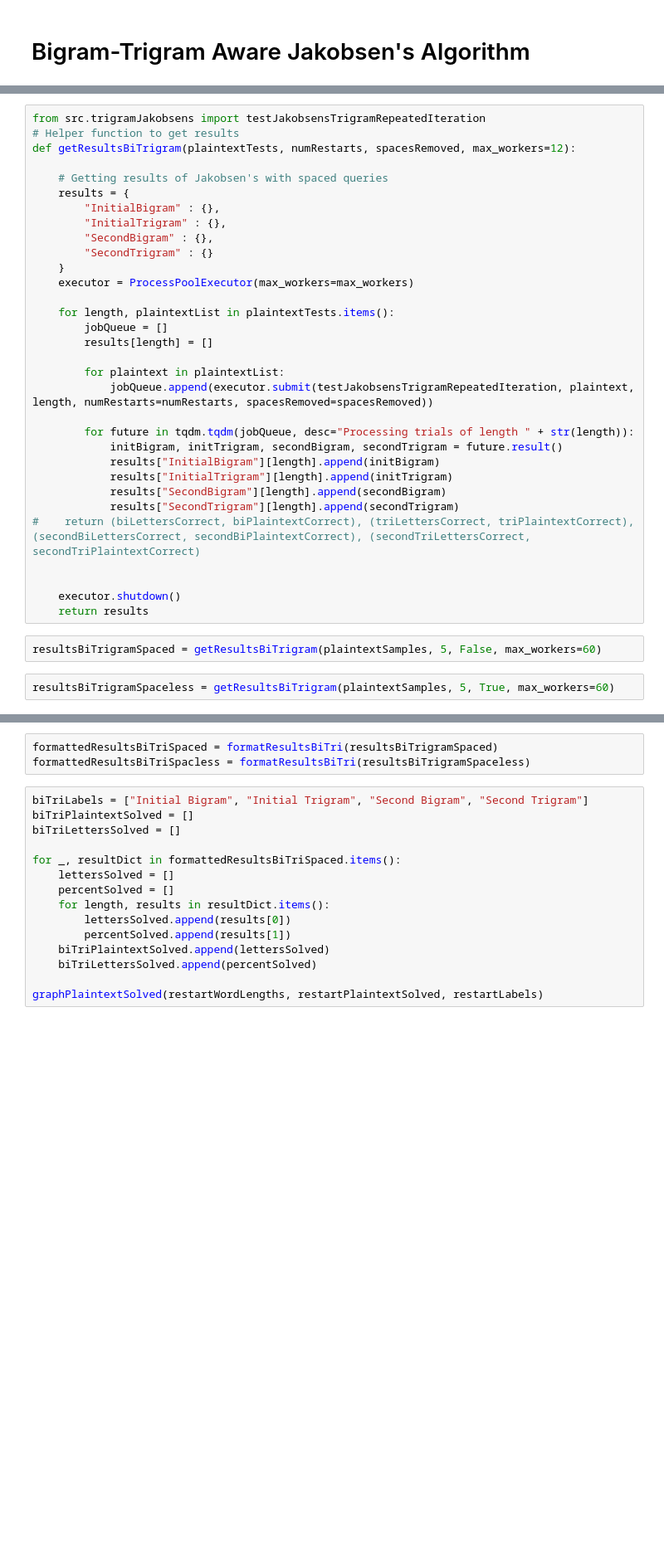
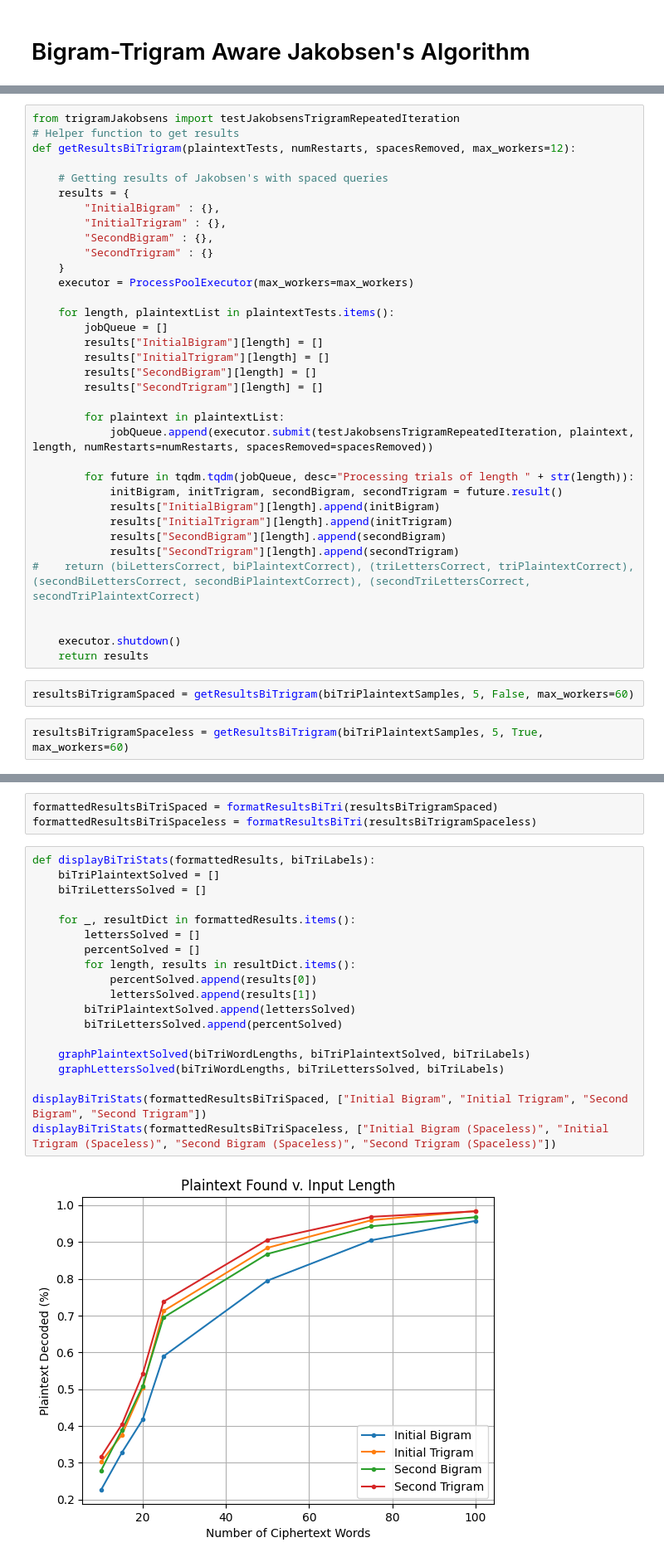
Before and after one commit to jkszan/formalized-cryptograph-solver, a Jupyter notebook: visualizations.ipynb, the cells around one changed output, grey strips where cells are left out. Shown at 83% size. Saved outputs shown, nothing was run; the diff lists cells and outputs as text; blank space fills up the shorter version.

```diff
--- a/visualizations.ipynb
+++ b/visualizations.ipynb
@@ -275,5 +321,5 @@ graphLettersSolved(restartWordLengths, restartLettersSolved, restartLabels)
 # %%
-from src.trigramJakobsens import testJakobsensTrigramRepeatedIteration
+from trigramJakobsens import testJakobsensTrigramRepeatedIteration
 # Helper function to get results
 def getResultsBiTrigram(plaintextTests, numRestarts, spacesRemoved, max_workers=12):
 
@@ -288,7 +334,10 @@ def getResultsBiTrigram(plaintextTests, numRestarts, spacesRemoved, max_workers=
 
     for length, plaintextList in plaintextTests.items():
         jobQueue = []
-        results[length] = []
+        results["InitialBigram"][length] = []
+        results["InitialTrigram"][length] = []
+        results["SecondBigram"][length] = []
+        results["SecondTrigram"][length] = []
 
         for plaintext in plaintextList:
             jobQueue.append(executor.submit(testJakobsensTrigramRepeatedIteration, plaintext, length, numRestarts=numRestarts, spacesRemoved=spacesRemoved))
@@ -305,9 +354,9 @@ def getResultsBiTrigram(plaintextTests, numRestarts, spacesRemoved, max_workers=
     executor.shutdown()
     return results
 # %%
-resultsBiTrigramSpaced = getResultsBiTrigram(plaintextSamples, 5, False, max_workers=60)
+resultsBiTrigramSpaced = getResultsBiTrigram(biTriPlaintextSamples, 5, False, max_workers=60)
 # %%
-resultsBiTrigramSpaceless = getResultsBiTrigram(plaintextSamples, 5, True, max_workers=60)
+resultsBiTrigramSpaceless = getResultsBiTrigram(biTriPlaintextSamples, 5, True, max_workers=60)
 # %%
 def formatResultsBiTri(resultsDictionary):
 
@@ -322,19 +371,25 @@ def formatResultsBiTri(resultsDictionary):
     return formattedResultsDictionary
 # %%
 formattedResultsBiTriSpaced = formatResultsBiTri(resultsBiTrigramSpaced)
-formattedResultsBiTriSpacless = formatResultsBiTri(resultsBiTrigramSpaceless)
+formattedResultsBiTriSpaceless = formatResultsBiTri(resultsBiTrigramSpaceless)
 # %%
-biTriLabels = ["Initial Bigram", "Initial Trigram", "Second Bigram", "Second Trigram"]
-biTriPlaintextSolved = []
-biTriLettersSolved = []
+def displayBiTriStats(formattedResults, biTriLabels):
+    biTriPlaintextSolved = []
+    biTriLettersSolved = []
 
-for _, resultDict in formattedResultsBiTriSpaced.items():
-    lettersSolved = []
-    percentSolved = []
-    for length, results in resultDict.items():
-        lettersSolved.append(results[0])
-        percentSolved.append(results[1])
-    biTriPlaintextSolved.append(lettersSolved)
-    biTriLettersSolved.append(percentSolved)
+    for _, resultDict in formattedResults.items():
+        lettersSolved = []
+        percentSolved = []
+        for length, results in resultDict.items():
+            percentSolved.append(results[0])
+            lettersSolved.append(results[1])
+        biTriPlaintextSolved.append(lettersSolved)
+        biTriLettersSolved.append(percentSolved)
 
-graphPlaintextSolved(restartWordLengths, restartPlaintextSolved, restartLabels)
+    graphPlaintextSolved(biTriWordLengths, biTriPlaintextSolved, biTriLabels)
+    graphLettersSolved(biTriWordLengths, biTriLettersSolved, biTriLabels)
+
+displayBiTriStats(formattedResultsBiTriSpaced, ["Initial Bigram", "Initial Trigram", "Second Bigram", "Second Trigram"])
+displayBiTriStats(formattedResultsBiTriSpaceless, ["Initial Bigram (Spaceless)", "Initial Trigram (Spaceless)", "Second Bigram (Spaceless)", "Second Trigram (Spaceless)"])
+# %% [output]
+[figure, added]
```
Also changed, not shown: parts of 23 cells of this notebook, 7 other files.
